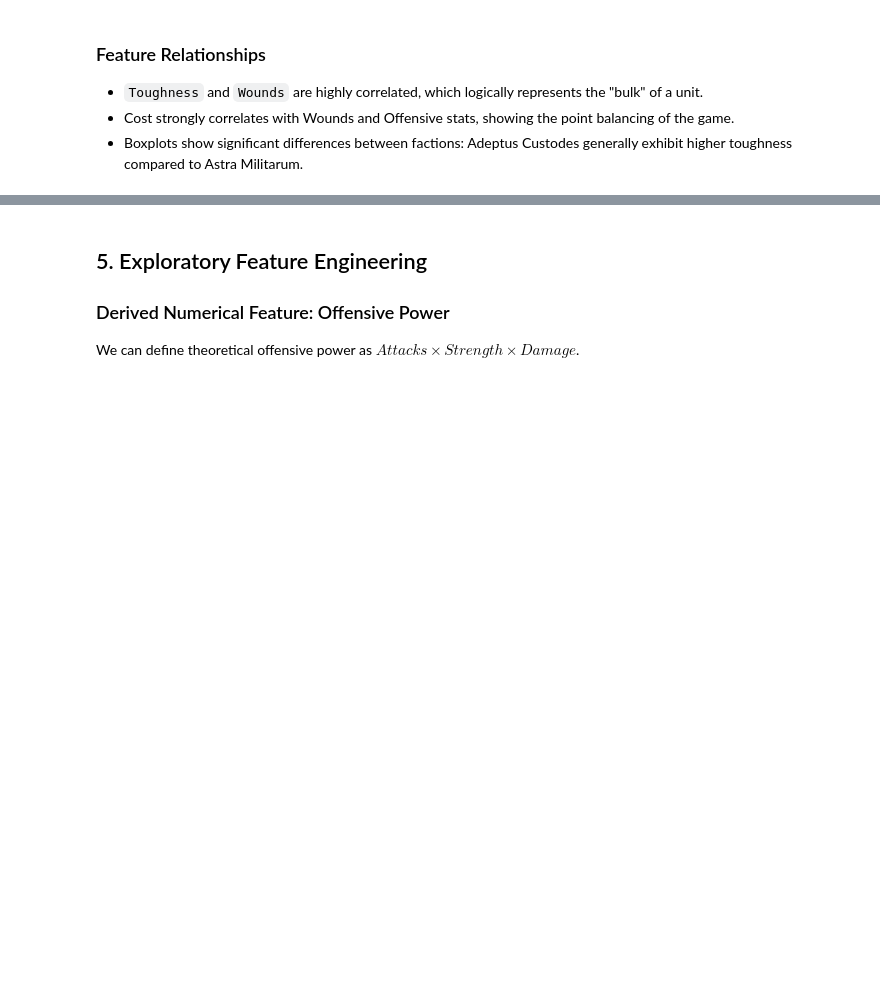
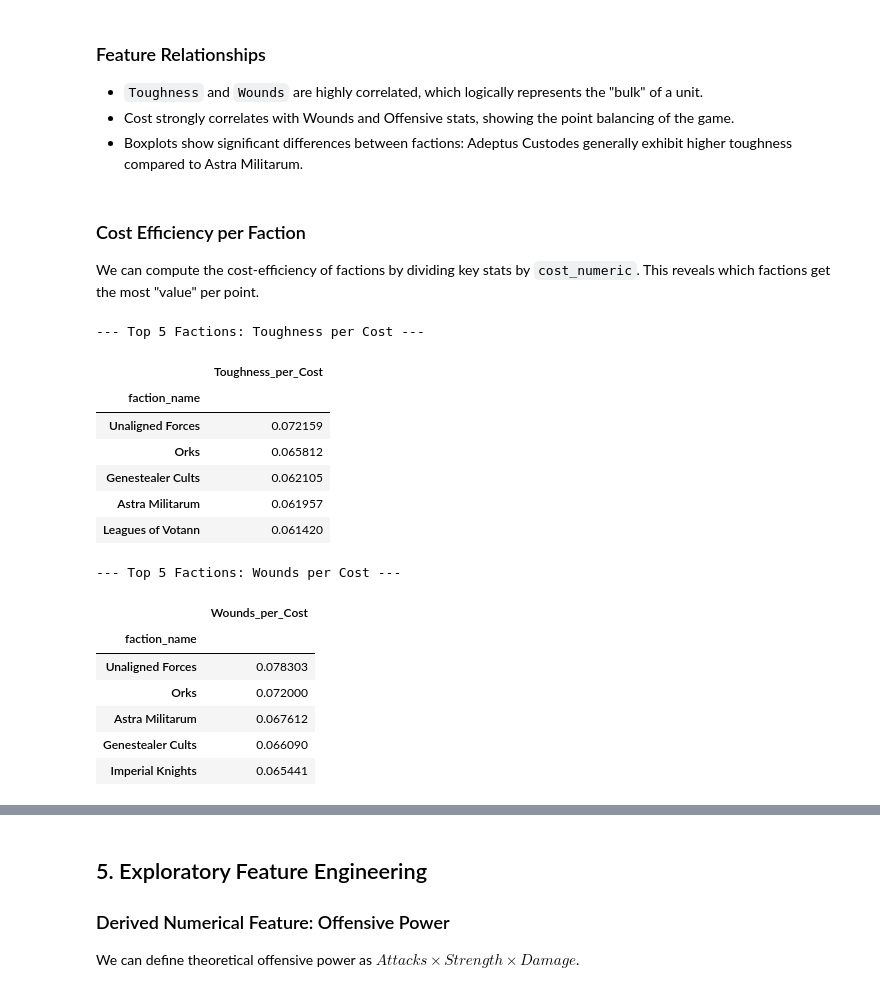
Before and after one commit to JeanJedsonn/Machine_Learning_Parte1V4, a Jupyter notebook: Warhammer40k_EDA.ipynb, the cells around one changed output, grey strips where cells are left out. Saved outputs shown, nothing was run; the diff lists cells and outputs as text; code cells hidden in the pictures; blank space fills up the shorter version.

```diff
--- a/Warhammer40k_EDA.ipynb
+++ b/Warhammer40k_EDA.ipynb
@@ -221,3 +246,40 @@ plt.show()
 - `Toughness` and `Wounds` are highly correlated, which logically represents the "bulk" of a unit.
 - Cost strongly correlates with Wounds and Offensive stats, showing the point balancing of the game.
 - Boxplots show significant differences between factions: Adeptus Custodes generally exhibit higher toughness compared to Astra Militarum.
+# %% [markdown]
+### Cost Efficiency per Faction
+We can compute the cost-efficiency of factions by dividing key stats by `cost_numeric`. This reveals which factions get the most "value" per point.
+# %%
+# Calculate efficiency metrics
+cost_data = data[data['cost_numeric'] > 0].copy()
+cost_data['Toughness_per_Cost'] = cost_data['T_Toughness'] / cost_data['cost_numeric']
+cost_data['Wounds_per_Cost'] = cost_data['W_Wounds'] / cost_data['cost_numeric']
+
+# Group by faction
+efficiency = cost_data.groupby('faction_name').agg({
+    'Toughness_per_Cost': 'mean',
+    'Wounds_per_Cost': 'mean'
+})
+
+print("--- Top 5 Factions: Toughness per Cost ---")
+display(efficiency.sort_values(by='Toughness_per_Cost', ascending=False)[['Toughness_per_Cost']].head(5))
+
+print("\n--- Top 5 Factions: Wounds per Cost ---")
+display(efficiency.sort_values(by='Wounds_per_Cost', ascending=False)[['Wounds_per_Cost']].head(5))
+# %% [output]
+--- Top 5 Factions: Toughness per Cost ---
+|  | Toughness_per_Cost |
+| faction_name |  |
+| Unaligned Forces | 0.072159 |
+| Orks | 0.065812 |
+| Genestealer Cults | 0.062105 |
+| Astra Militarum | 0.061957 |
+| Leagues of Votann | 0.061420 |
+--- Top 5 Factions: Wounds per Cost ---
+|  | Wounds_per_Cost |
+| faction_name |  |
+| Unaligned Forces | 0.078303 |
+| Orks | 0.072000 |
+| Astra Militarum | 0.067612 |
+| Genestealer Cults | 0.066090 |
+| Imperial Knights | 0.065441 |
```
Also changed, not shown: parts of 6 cells of this notebook, 1 other file.
